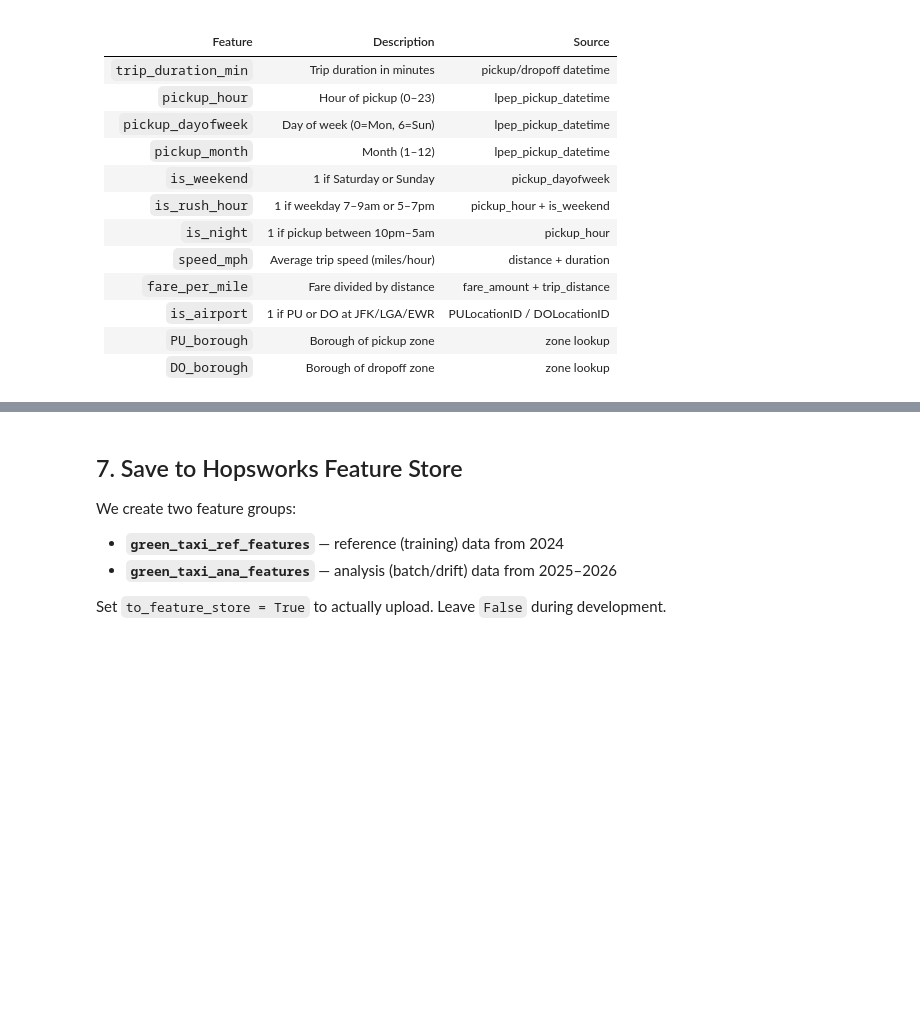
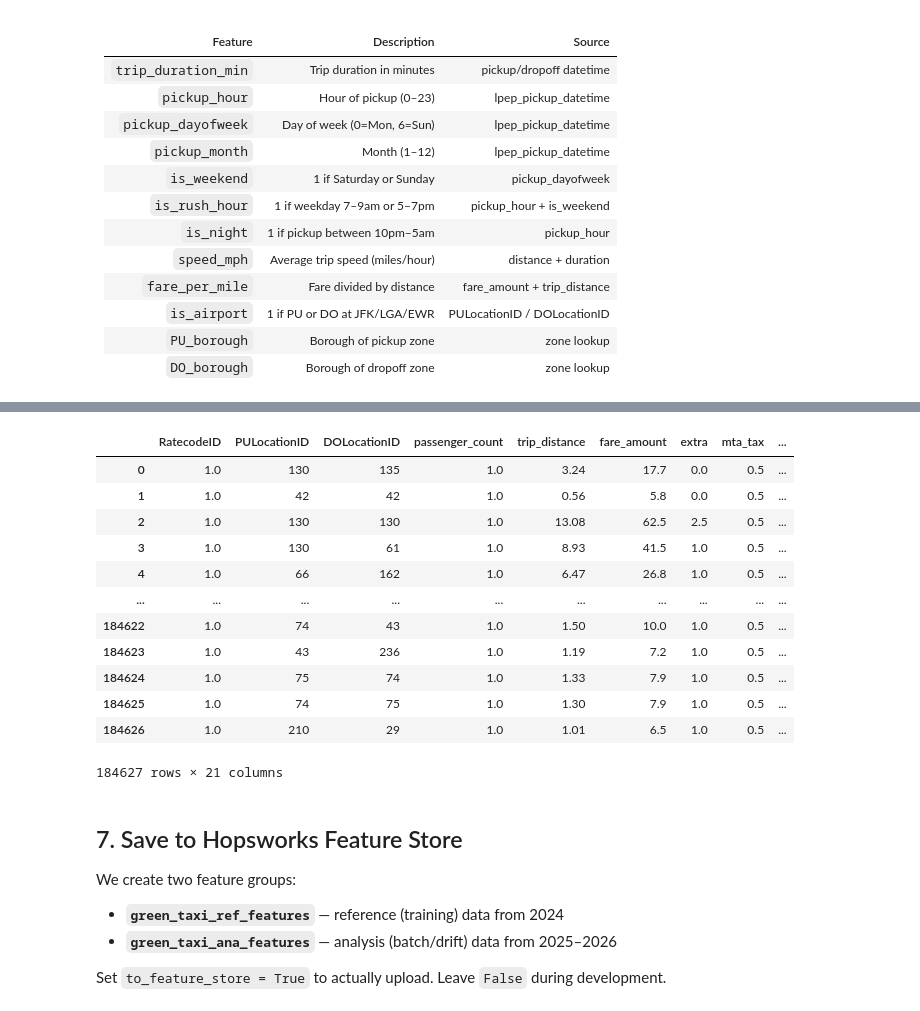
Before and after one commit to afonsosousah/MLOPS-Project, a Jupyter notebook: notebooks/02_data_preprocessing.ipynb, the cells around one changed output, grey strips where cells are left out. Cells and saved outputs as stored; diff of their text form; code cells hidden in the pictures; blank space fills up the shorter version.

```diff
--- a/notebooks/02_data_preprocessing.ipynb
+++ b/notebooks/02_data_preprocessing.ipynb
@@ -372,3 +370,19 @@ print("\nNull check after fill: OK" if ref_final.isnull().sum().sum() == 0 else
+# %%
+val_final
+# %% [output]
+|  | RatecodeID | PULocationID | DOLocationID | passenger_count | trip_distance | fare_amount | extra | mta_tax | ... |
+| 0 | 1.0 | 130 | 135 | 1.0 | 3.24 | 17.7 | 0.0 | 0.5 | ... |
+| 1 | 1.0 | 42 | 42 | 1.0 | 0.56 | 5.8 | 0.0 | 0.5 | ... |
+| 2 | 1.0 | 130 | 130 | 1.0 | 13.08 | 62.5 | 2.5 | 0.5 | ... |
+| 3 | 1.0 | 130 | 61 | 1.0 | 8.93 | 41.5 | 1.0 | 0.5 | ... |
+| 4 | 1.0 | 66 | 162 | 1.0 | 6.47 | 26.8 | 1.0 | 0.5 | ... |
+| ... | ... | ... | ... | ... | ... | ... | ... | ... | ... |
+| 184622 | 1.0 | 74 | 43 | 1.0 | 1.50 | 10.0 | 1.0 | 0.5 | ... |
+| 184623 | 1.0 | 43 | 236 | 1.0 | 1.19 | 7.2 | 1.0 | 0.5 | ... |
+| 184624 | 1.0 | 75 | 74 | 1.0 | 1.33 | 7.9 | 1.0 | 0.5 | ... |
+| 184625 | 1.0 | 74 | 75 | 1.0 | 1.30 | 7.9 | 1.0 | 0.5 | ... |
+| 184626 | 1.0 | 210 | 29 | 1.0 | 1.01 | 6.5 | 1.0 | 0.5 | ... |
+184627 rows × 21 columns
 # %% [markdown]
 ## 7. Save to Hopsworks Feature Store
 
```
Also changed, not shown: parts of 29 cells of this notebook.
